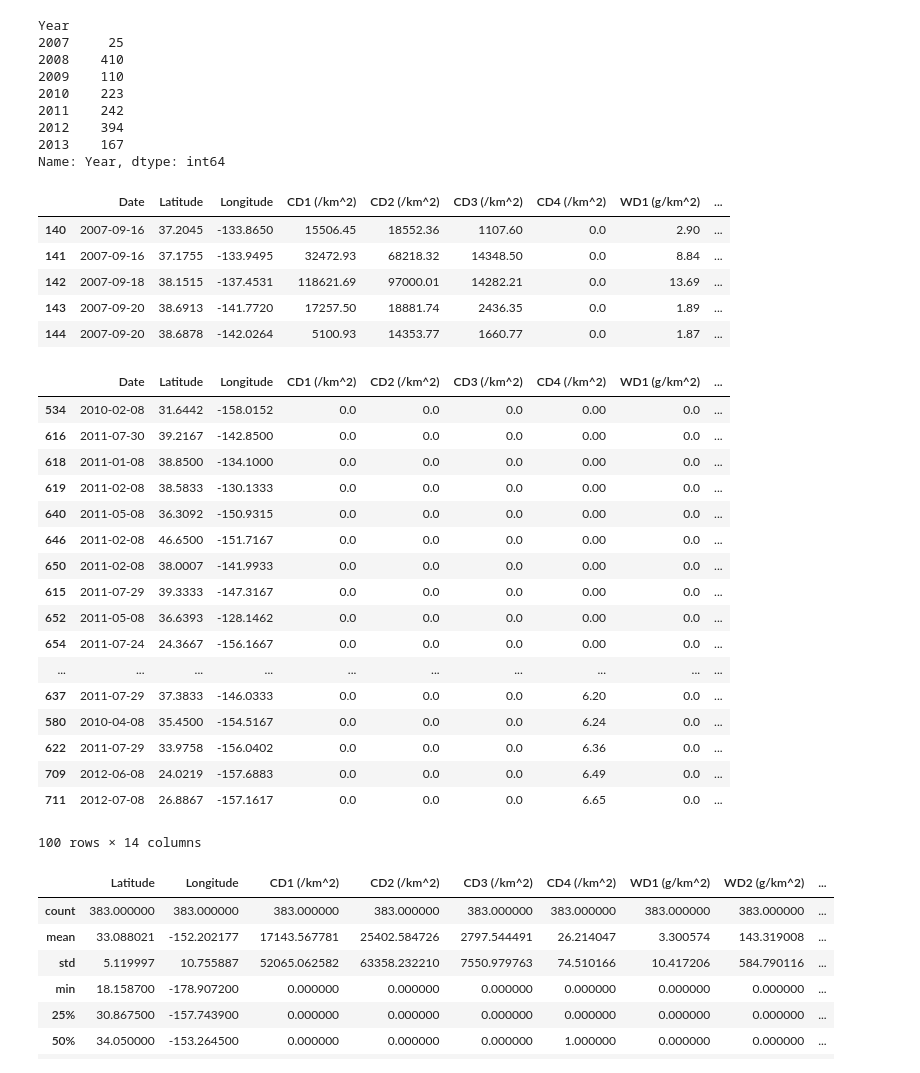
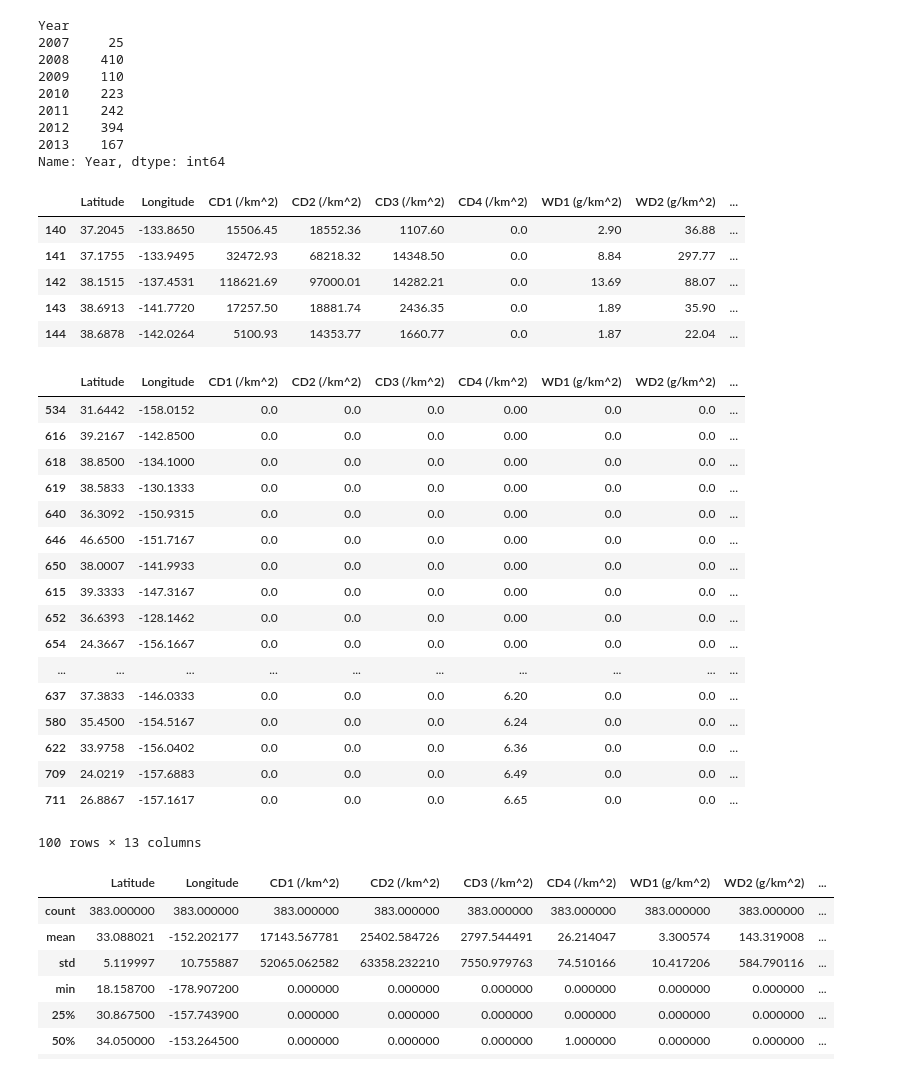
Before and after one commit to subhiksha-mani/oceans-trash, a Jupyter notebook: Plastic Accumulation EDA-Copy1.ipynb, the cells around one changed output. Cells and saved outputs as stored; diff of their text form; code cells hidden in the pictures.

```diff
--- a/Plastic Accumulation EDA-Copy1.ipynb
+++ b/Plastic Accumulation EDA-Copy1.ipynb
@@ -290,37 +299,37 @@ Year
 2013    167
 Name: Year, dtype: int64
 # %%
-data_by_year_nn = data_by_year.fillna(0,axis=0).loc[data_by_year['Longitude'].between(-179, -114)].loc[data_by_year['Latitude'].between(14, 53)]
+data_by_year_nn = data_by_year.fillna(0,axis=0).loc[data_by_year['Longitude'].between(-179, -114)].loc[data_by_year['Latitude'].between(14, 53)].drop(['Date'], axis=1)
 data_by_year_nn['Total Accumulation'] = data_by_year_nn['WD1 (g/km^2)'] + data_by_year_nn['WD2 (g/km^2)'] + data_by_year_nn['WD3 (g/km^2)'] + data_by_year_nn['WD4 (g/km^2)']
 data_by_year_nn['Total Count'] = data_by_year_nn[pacific.columns[3:6]].sum(axis=1)
 data_by_year_nn.head()
 # %% [output]
-|  | Date | Latitude | Longitude | CD1 (/km^2) | CD2 (/km^2) | CD3 (/km^2) | CD4 (/km^2) | WD1 (g/km^2) | ... |
-| 140 | 2007-09-16 | 37.2045 | -133.8650 | 15506.45 | 18552.36 | 1107.60 | 0.0 | 2.90 | ... |
-| 141 | 2007-09-16 | 37.1755 | -133.9495 | 32472.93 | 68218.32 | 14348.50 | 0.0 | 8.84 | ... |
-| 142 | 2007-09-18 | 38.1515 | -137.4531 | 118621.69 | 97000.01 | 14282.21 | 0.0 | 13.69 | ... |
-| 143 | 2007-09-20 | 38.6913 | -141.7720 | 17257.50 | 18881.74 | 2436.35 | 0.0 | 1.89 | ... |
-| 144 | 2007-09-20 | 38.6878 | -142.0264 | 5100.93 | 14353.77 | 1660.77 | 0.0 | 1.87 | ... |
+|  | Latitude | Longitude | CD1 (/km^2) | CD2 (/km^2) | CD3 (/km^2) | CD4 (/km^2) | WD1 (g/km^2) | WD2 (g/km^2) | ... |
+| 140 | 37.2045 | -133.8650 | 15506.45 | 18552.36 | 1107.60 | 0.0 | 2.90 | 36.88 | ... |
+| 141 | 37.1755 | -133.9495 | 32472.93 | 68218.32 | 14348.50 | 0.0 | 8.84 | 297.77 | ... |
+| 142 | 38.1515 | -137.4531 | 118621.69 | 97000.01 | 14282.21 | 0.0 | 13.69 | 88.07 | ... |
+| 143 | 38.6913 | -141.7720 | 17257.50 | 18881.74 | 2436.35 | 0.0 | 1.89 | 35.90 | ... |
+| 144 | 38.6878 | -142.0264 | 5100.93 | 14353.77 | 1660.77 | 0.0 | 1.87 | 22.04 | ... |
 # %%
 result = data_by_year_nn.sort_values(by=['Total Count'])
+result.loc[result['Total Count'] > 0, 'Total Count'] = 1
 result.head(100)
-#trashy_n = result.loc[result['Total Count'] > 0, 'Total Count'] = 1
 # %% [output]
-|  | Date | Latitude | Longitude | CD1 (/km^2) | CD2 (/km^2) | CD3 (/km^2) | CD4 (/km^2) | WD1 (g/km^2) | ... |
-| 534 | 2010-02-08 | 31.6442 | -158.0152 | 0.0 | 0.0 | 0.0 | 0.00 | 0.0 | ... |
-| 616 | 2011-07-30 | 39.2167 | -142.8500 | 0.0 | 0.0 | 0.0 | 0.00 | 0.0 | ... |
-| 618 | 2011-01-08 | 38.8500 | -134.1000 | 0.0 | 0.0 | 0.0 | 0.00 | 0.0 | ... |
-| 619 | 2011-02-08 | 38.5833 | -130.1333 | 0.0 | 0.0 | 0.0 | 0.00 | 0.0 | ... |
-| 640 | 2011-05-08 | 36.3092 | -150.9315 | 0.0 | 0.0 | 0.0 | 0.00 | 0.0 | ... |
-| 646 | 2011-02-08 | 46.6500 | -151.7167 | 0.0 | 0.0 | 0.0 | 0.00 | 0.0 | ... |
-| 650 | 2011-02-08 | 38.0007 | -141.9933 | 0.0 | 0.0 | 0.0 | 0.00 | 0.0 | ... |
-| 615 | 2011-07-29 | 39.3333 | -147.3167 | 0.0 | 0.0 | 0.0 | 0.00 | 0.0 | ... |
-| 652 | 2011-05-08 | 36.6393 | -128.1462 | 0.0 | 0.0 | 0.0 | 0.00 | 0.0 | ... |
-| 654 | 2011-07-24 | 24.3667 | -156.1667 | 0.0 | 0.0 | 0.0 | 0.00 | 0.0 | ... |
+|  | Latitude | Longitude | CD1 (/km^2) | CD2 (/km^2) | CD3 (/km^2) | CD4 (/km^2) | WD1 (g/km^2) | WD2 (g/km^2) | ... |
+| 534 | 31.6442 | -158.0152 | 0.0 | 0.0 | 0.0 | 0.00 | 0.0 | 0.0 | ... |
+| 616 | 39.2167 | -142.8500 | 0.0 | 0.0 | 0.0 | 0.00 | 0.0 | 0.0 | ... |
+| 618 | 38.8500 | -134.1000 | 0.0 | 0.0 | 0.0 | 0.00 | 0.0 | 0.0 | ... |
+| 619 | 38.5833 | -130.1333 | 0.0 | 0.0 | 0.0 | 0.00 | 0.0 | 0.0 | ... |
+| 640 | 36.3092 | -150.9315 | 0.0 | 0.0 | 0.0 | 0.00 | 0.0 | 0.0 | ... |
+| 646 | 46.6500 | -151.7167 | 0.0 | 0.0 | 0.0 | 0.00 | 0.0 | 0.0 | ... |
+| 650 | 38.0007 | -141.9933 | 0.0 | 0.0 | 0.0 | 0.00 | 0.0 | 0.0 | ... |
+| 615 | 39.3333 | -147.3167 | 0.0 | 0.0 | 0.0 | 0.00 | 0.0 | 0.0 | ... |
+| 652 | 36.6393 | -128.1462 | 0.0 | 0.0 | 0.0 | 0.00 | 0.0 | 0.0 | ... |
+| 654 | 24.3667 | -156.1667 | 0.0 | 0.0 | 0.0 | 0.00 | 0.0 | 0.0 | ... |
 | ... | ... | ... | ... | ... | ... | ... | ... | ... | ... |
-| 637 | 2011-07-29 | 37.3833 | -146.0333 | 0.0 | 0.0 | 0.0 | 6.20 | 0.0 | ... |
-| 580 | 2010-04-08 | 35.4500 | -154.5167 | 0.0 | 0.0 | 0.0 | 6.24 | 0.0 | ... |
-| 622 | 2011-07-29 | 33.9758 | -156.0402 | 0.0 | 0.0 | 0.0 | 6.36 | 0.0 | ... |
-| 709 | 2012-06-08 | 24.0219 | -157.6883 | 0.0 | 0.0 | 0.0 | 6.49 | 0.0 | ... |
-| 711 | 2012-07-08 | 26.8867 | -157.1617 | 0.0 | 0.0 | 0.0 | 6.65 | 0.0 | ... |
+| 637 | 37.3833 | -146.0333 | 0.0 | 0.0 | 0.0 | 6.20 | 0.0 | 0.0 | ... |
+| 580 | 35.4500 | -154.5167 | 0.0 | 0.0 | 0.0 | 6.24 | 0.0 | 0.0 | ... |
+| 622 | 33.9758 | -156.0402 | 0.0 | 0.0 | 0.0 | 6.36 | 0.0 | 0.0 | ... |
+| 709 | 24.0219 | -157.6883 | 0.0 | 0.0 | 0.0 | 6.49 | 0.0 | 0.0 | ... |
+| 711 | 26.8867 | -157.1617 | 0.0 | 0.0 | 0.0 | 6.65 | 0.0 | 0.0 | ... |
-100 rows × 14 columns
+100 rows × 13 columns
```
Also changed, not shown: parts of 10 cells of this notebook.
